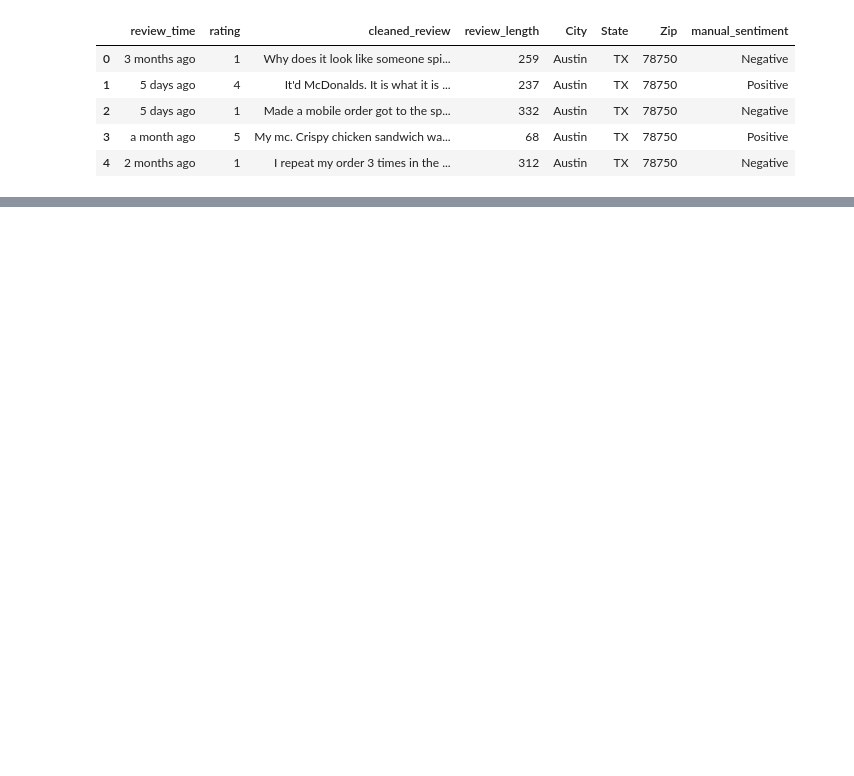
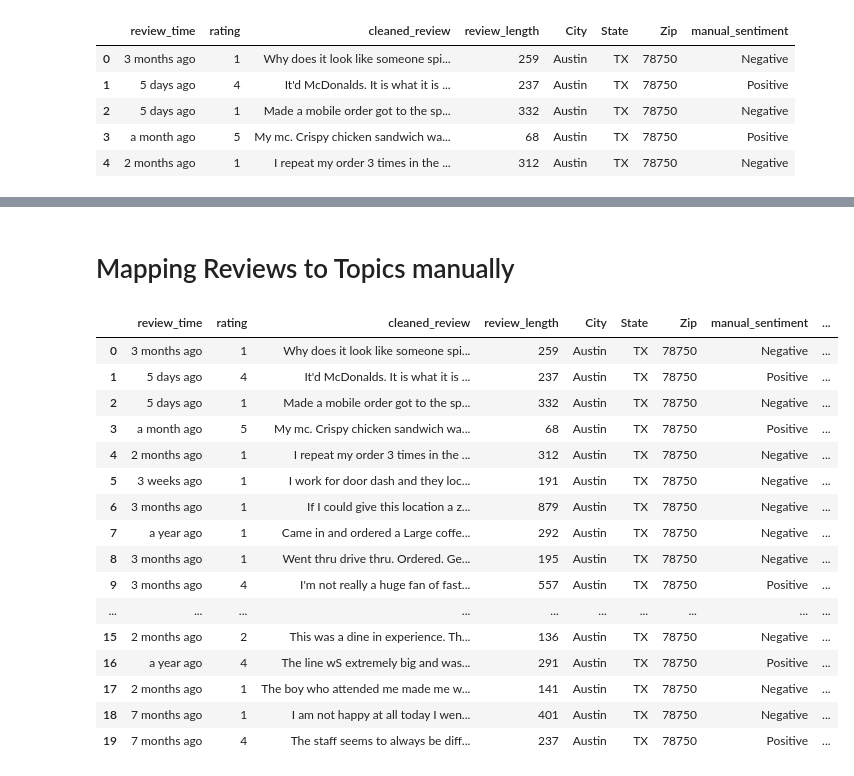
Before and after one commit to carissa406/McDonalds, a Jupyter notebook: reviews.ipynb, the cells around one changed output, grey strips where cells are left out. Saved outputs shown, nothing was run; the diff lists cells and outputs as text; code cells hidden in the pictures; blank space fills up the shorter version.

```diff
--- a/reviews.ipynb
+++ b/reviews.ipynb
@@ -1356,3 +1375,6 @@ df_2.head()
 | 2 | 5 days ago | 1 | Made a mobile order got to the sp... | 332 | Austin | TX | 78750 | Negative |
 | 3 | a month ago | 5 | My mc. Crispy chicken sandwich wa... | 68 | Austin | TX | 78750 | Positive |
 | 4 | 2 months ago | 1 | I repeat my order 3 times in the ... | 312 | Austin | TX | 78750 | Negative |
+# %%
+df_2["review_period"] = df_2["review_time"].apply(categorize_review_time)
+df_2.head()
@@ -1359,2 +1388,43 @@ df_2.head()
 # %%
 df_2.to_csv('cleaned_data.csv', index=False)
+# %% [markdown]
+# Mapping Reviews to Topics manually
+# %%
+topic_rules = {
+    "Food": ["order", "food", "cold", "hot", "raw", "undercooked", "burnt", "wrong item"],
+    "Service": ["manager", "staff", "rude", "friendly", "attitude", "helpful", "people", "ice cream"],
+    "Time": ["wait", "long", "slow", "line", "minutes", "fast", "quick"],
+    "Drive-Thru": ["drive thru", "drive-thru", "window", "speaker", "order box"],
+    "Amenities": ["bathroom", "restroom", "toilet", "play area", "kids area", "dirty", "clean", "table", "floor"]
+}
+# %%
+def assign_topics(text, topic_dict):
+    text_lower = text.lower()
+    matched_topics = set()
+    for topic, keywords in topic_dict.items():
+        for keyword in keywords:
+            if re.search(r'\b' + re.escape(keyword) + r'\b', text_lower):
+                matched_topics.add(topic)
+    return list(matched_topics) if matched_topics else ["Other"]
+# %%
+df_2['manual_topics'] = df_2['cleaned_review'].fillna('').apply(lambda x: assign_topics(x, topic_rules))
+# %%
+df_2.head(20)
+# %% [output]
+|  | review_time | rating | cleaned_review | review_length | City | State | Zip | manual_sentiment | ... |
+| 0 | 3 months ago | 1 | Why does it look like someone spi... | 259 | Austin | TX | 78750 | Negative | ... |
+| 1 | 5 days ago | 4 | It'd McDonalds. It is what it is ... | 237 | Austin | TX | 78750 | Positive | ... |
+| 2 | 5 days ago | 1 | Made a mobile order got to the sp... | 332 | Austin | TX | 78750 | Negative | ... |
+| 3 | a month ago | 5 | My mc. Crispy chicken sandwich wa... | 68 | Austin | TX | 78750 | Positive | ... |
+| 4 | 2 months ago | 1 | I repeat my order 3 times in the ... | 312 | Austin | TX | 78750 | Negative | ... |
+| 5 | 3 weeks ago | 1 | I work for door dash and they loc... | 191 | Austin | TX | 78750 | Negative | ... |
+| 6 | 3 months ago | 1 | If I could give this location a z... | 879 | Austin | TX | 78750 | Negative | ... |
+| 7 | a year ago | 1 | Came in and ordered a Large coffe... | 292 | Austin | TX | 78750 | Negative | ... |
+| 8 | 3 months ago | 1 | Went thru drive thru. Ordered. Ge... | 195 | Austin | TX | 78750 | Negative | ... |
+| 9 | 3 months ago | 4 | I'm not really a huge fan of fast... | 557 | Austin | TX | 78750 | Positive | ... |
+| ... | ... | ... | ... | ... | ... | ... | ... | ... | ... |
+| 15 | 2 months ago | 2 | This was a dine in experience. Th... | 136 | Austin | TX | 78750 | Negative | ... |
+| 16 | a year ago | 4 | The line wS extremely big and was... | 291 | Austin | TX | 78750 | Positive | ... |
+| 17 | 2 months ago | 1 | The boy who attended me made me w... | 141 | Austin | TX | 78750 | Negative | ... |
+| 18 | 7 months ago | 1 | I am not happy at all today I wen... | 401 | Austin | TX | 78750 | Negative | ... |
+| 19 | 7 months ago | 4 | The staff seems to always be diff... | 237 | Austin | TX | 78750 | Positive | ... |
```
Also changed, not shown: parts of 28 cells of this notebook.
